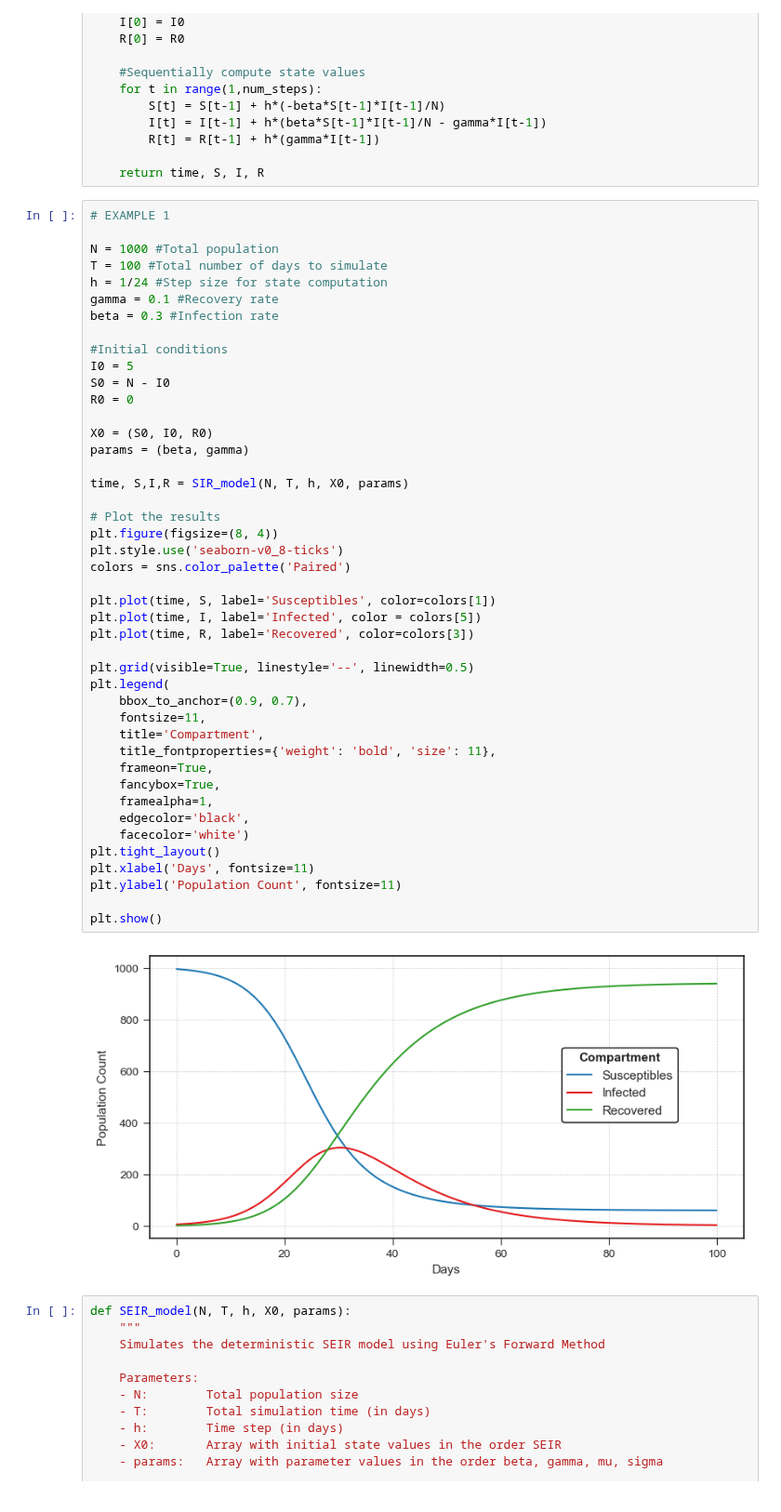
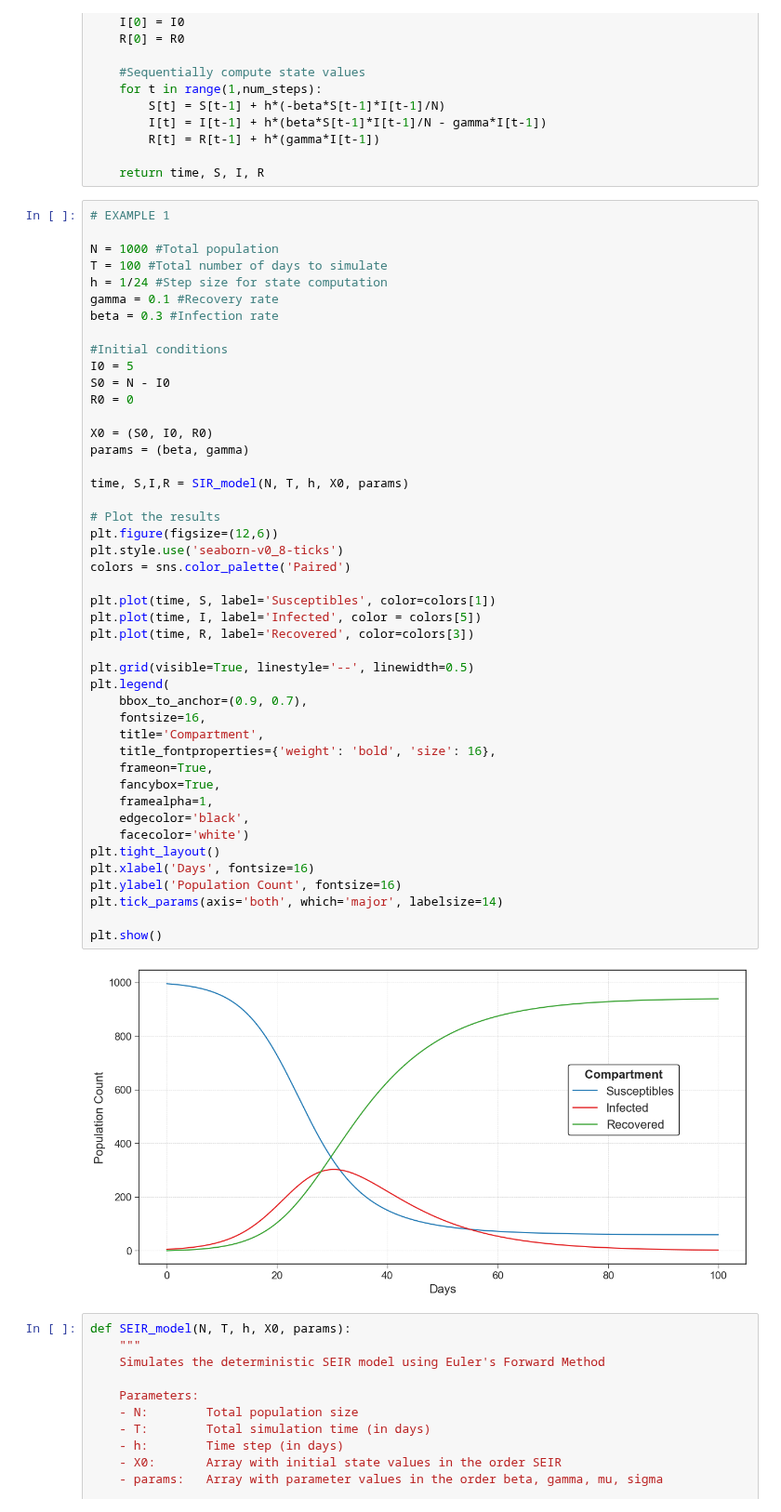
Before and after one commit to rosastreg/Undergrad_AM_Thesis, a Jupyter notebook: Theory/1_Epidemic_Modelling.ipynb, the cells around one changed output. Shown at 93% size. Saved outputs shown, nothing was run; the diff lists cells and outputs as text.

```diff
--- a/Theory/1_Epidemic_Modelling.ipynb
+++ b/Theory/1_Epidemic_Modelling.ipynb
@@ -74,39 +74,40 @@ beta = 0.3 #Infection rate
 I0 = 5
 S0 = N - I0
 R0 = 0
 
 X0 = (S0, I0, R0)
 params = (beta, gamma)
 
 time, S,I,R = SIR_model(N, T, h, X0, params)
 
 # Plot the results
-plt.figure(figsize=(8, 4))
+plt.figure(figsize=(12,6))
 plt.style.use('seaborn-v0_8-ticks')
 colors = sns.color_palette('Paired')
 
 plt.plot(time, S, label='Susceptibles', color=colors[1])
 plt.plot(time, I, label='Infected', color = colors[5])
 plt.plot(time, R, label='Recovered', color=colors[3])
 
 plt.grid(visible=True, linestyle='--', linewidth=0.5)
 plt.legend(
     bbox_to_anchor=(0.9, 0.7),
-    fontsize=11,
+    fontsize=16,
     title='Compartment',
-    title_fontproperties={'weight': 'bold', 'size': 11},
+    title_fontproperties={'weight': 'bold', 'size': 16},
     frameon=True,
     fancybox=True,
     framealpha=1,
     edgecolor='black',
     facecolor='white')
 plt.tight_layout()
-plt.xlabel('Days', fontsize=11)
-plt.ylabel('Population Count', fontsize=11)
+plt.xlabel('Days', fontsize=16)
+plt.ylabel('Population Count', fontsize=16)
+plt.tick_params(axis='both', which='major', labelsize=14)
 
 plt.show()
 # %% [output]
-[figure, old version]
+[figure, new version]
 # %%
 def SEIR_model(N, T, h, X0, params):
     """
```
Also changed, not shown: 2 other files.
